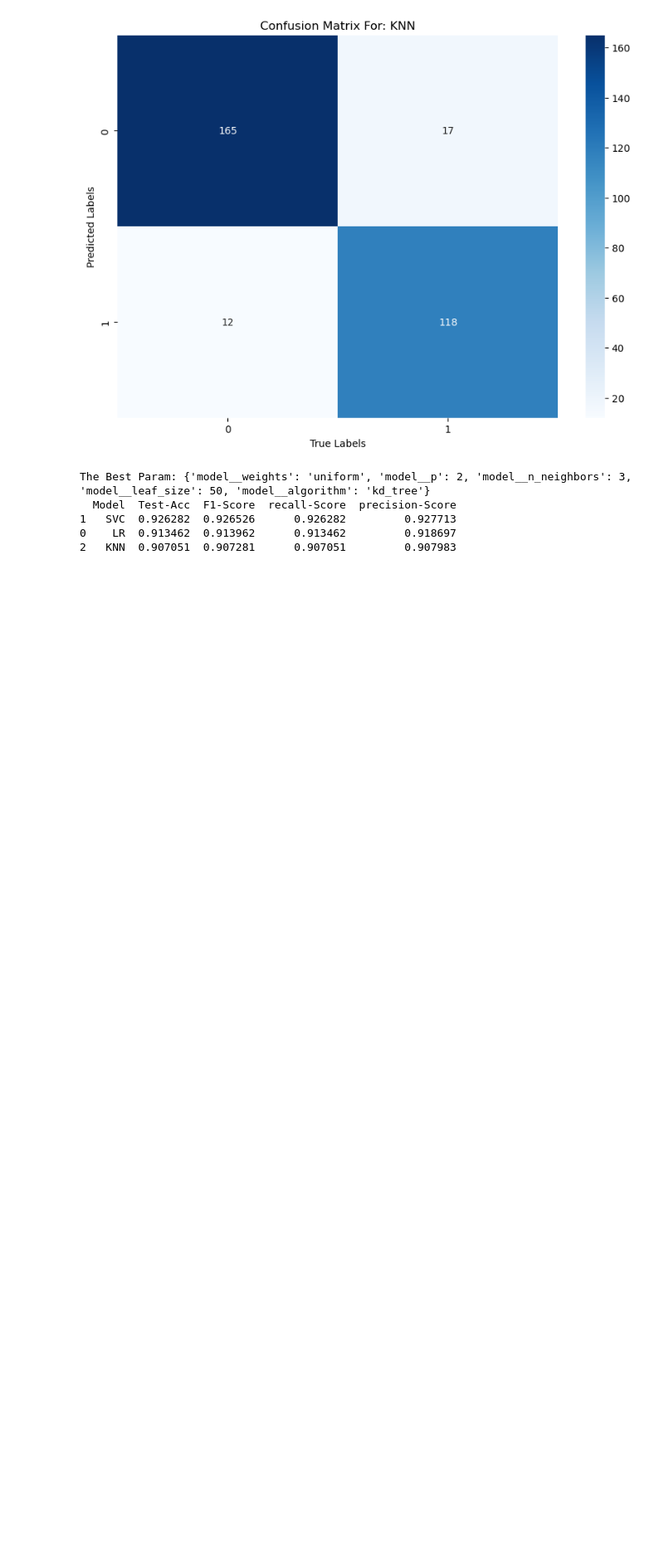
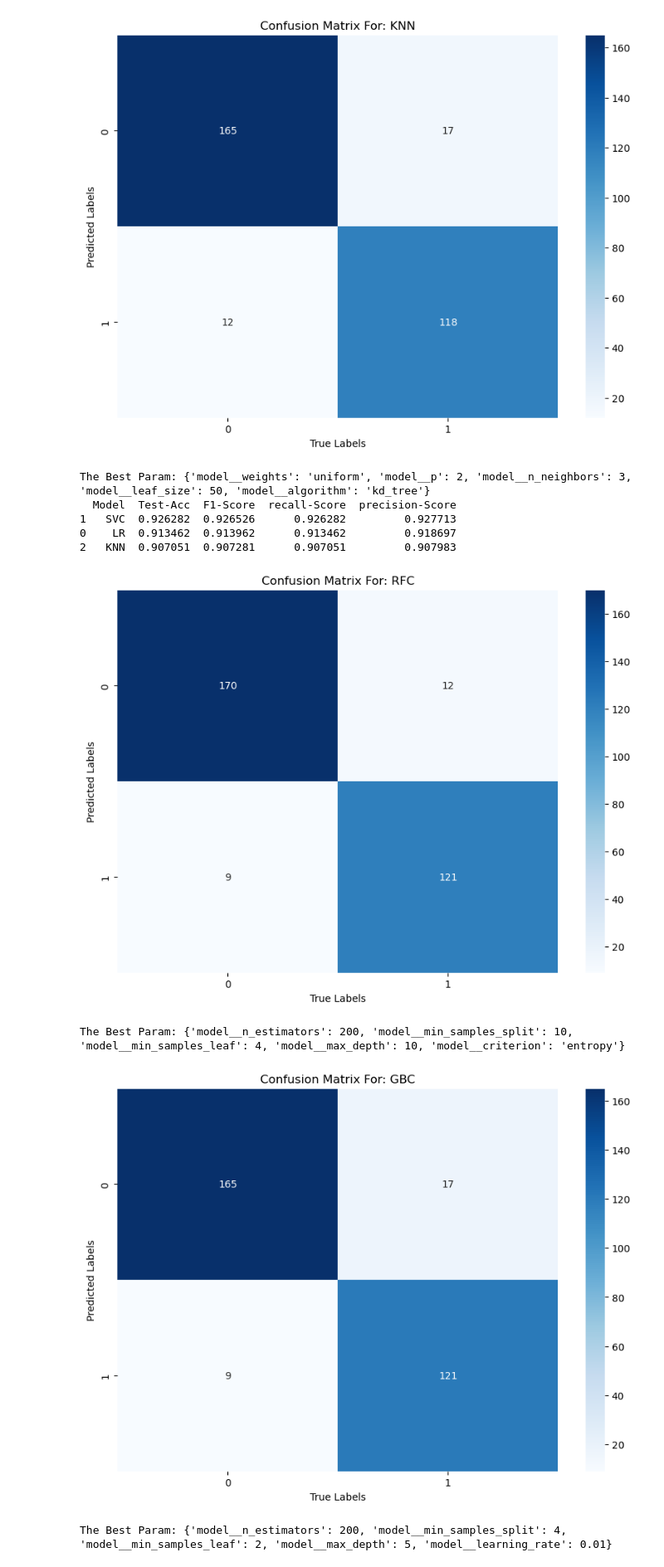
Before and after one commit to MaukanMir/Machine-Failure-Prediction, a Jupyter notebook: training.ipynb, the cells around one changed output. Shown at 83% size. Saved outputs shown, nothing was run; the diff lists cells and outputs as text; code cells hidden in the pictures; blank space fills up the shorter version.

Commit message:
founded best model ;

```diff
--- a/training.ipynb
+++ b/training.ipynb
@@ -488,7 +488,7 @@ params = {
         'model__colsample_bytree': [0.6, 0.8, 1.0]
     },
     'RFC': {
-        'model__criteron':["gini", "entropy"],
+        'model__criterion':["gini", "entropy"],
         'model__n_estimators': [100, 200, 300],
         'model__max_depth': [None, 10, 20],
         'model__min_samples_split': [2, 5, 10],
@@ -530,3 +530,14 @@ The Best Param: {'model__weights': 'uniform', 'model__p': 2, 'model__n_neighbors
 1   SVC  0.926282  0.926526      0.926282         0.927713
 0    LR  0.913462  0.913962      0.913462         0.918697
 2   KNN  0.907051  0.907281      0.907051         0.907983
+# %%
+
+model_names = ["RFC", "GBC", "XGB"]
+models = grab_selected_models(model_names)
+performance_df = optimization_search(sample_model, model_names, models, X, y, RandomizedSearchCV, params, f1_metric, kbest)
+print(performance_df.sort_values(by="Test-Acc", ascending=False))
+# %% [output]
+[figure, added]
+The Best Param: {'model__n_estimators': 200, 'model__min_samples_split': 10, 'model__min_samples_leaf': 4, 'model__max_depth': 10, 'model__criterion': 'entropy'}
+[figure, added]
+The Best Param: {'model__n_estimators': 200, 'model__min_samples_split': 4, 'model__min_samples_leaf': 2, 'model__max_depth': 5, 'model__learning_rate': 0.01}
```
Also changed, not shown: parts of 1 cell of this notebook.
